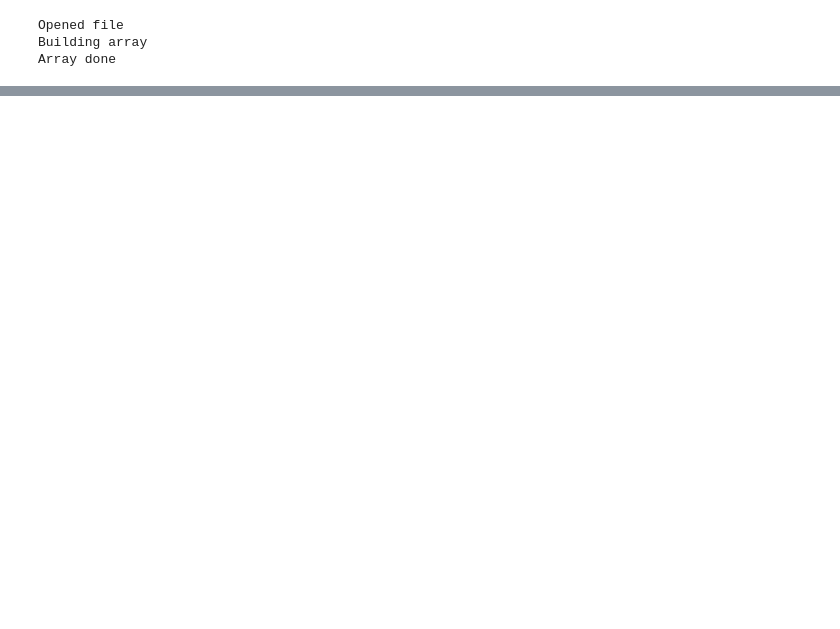
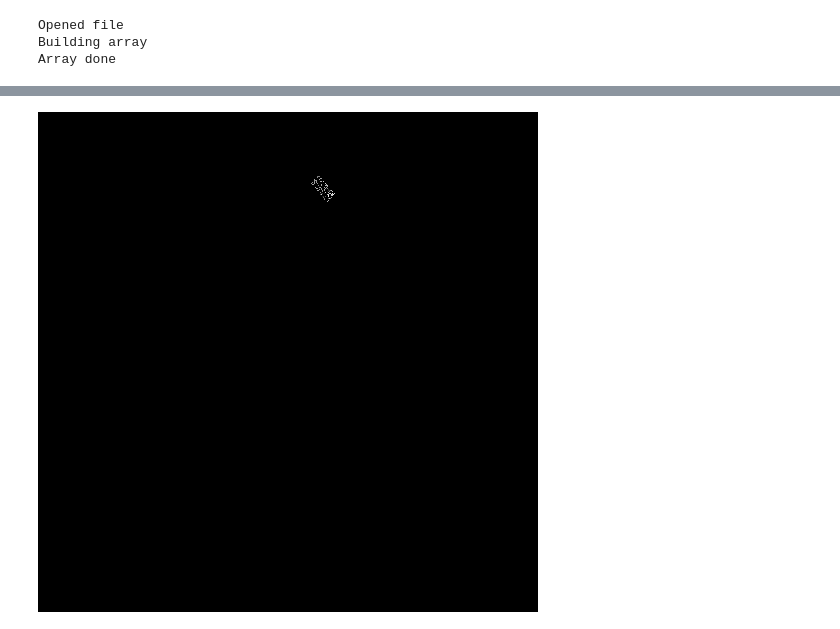
Before and after one commit to pokelondon/pintsinthesun, a Jupyter notebook: notebooks/lidar.ipynb, the cells around one changed output, grey strips where cells are left out. Cells and saved outputs as stored; diff of their text form; code cells hidden in the pictures; blank space fills up the shorter version.

Commit message:
Using random point samples, and path hittests to take an average height reading from the depth map

```diff
--- a/notebooks/lidar.ipynb
+++ b/notebooks/lidar.ipynb
@@ -106,15 +251,17 @@ def offset_points(points):
     x = -2 + (northings - block_corner_north) / 2.0
     return (x, y)
 # %%
+del parsed[-1]
+del parsed[-1]
+del parsed[-1]
+del parsed[-1]
+del parsed[-1]
 for i in parsed:
     feature_path = i['path']
     feature_path.append(feature_path[-1]) #close it
     en_path = map(offset_points, i['path'])
     draw = ImageDraw.Draw(im)
-    ml_path = mplPath(en_path, closed=True)
+    draw.line(en_path, fill='#ff00ff')
 
-    # This isnt right, need to see what values are in the coordinates ofthe path
-    if ml_path.contains_points(buildingMap):
-        draw.line(en_path, fill='#ff00ff')
-    else:
-        draw.line(en_path, fill='#ff0000')
+# Redraw last item
+draw.line(en_path, fill='#ff0000')
@@ -281,0 +272,3 @@ def from_osgb36(coords, nDigits=6):
+# %%
+# Make a bitmask of all 1.0s
+bitmask = numpy.ones((500, 500))
@@ -281,0 +278,21 @@ def from_osgb36(coords, nDigits=6):
+# %%
+# Create a fuck tonne of random coordinate tuples to sample for whether they're inside the path
+n_samples = 99999
+random_sample = numpy.random.random_integers(0, 499, (n_samples, 2))
+# %%
+height_values = []
+
+# Many times, access random coords
+# If they're within the building outline, remember the value, and add it to the bitmask
+for sample in range(0, n_samples -1):
+    rnd_coords = random_sample[sample]
+    tuple_coords = rnd_coords[1], rnd_coords[0]
+
+    # Check if sample falls within polygon
+    if ml_path.contains_point(tuple_coords):
+        height = buildingMap[tuple_coords]
+        bitmask[tuple_coords] = height
+        height_values.append(height)
+
+# TODO Reduce random sample bounding box to around the path
+extents = ml_path.get_extents()
@@ -281,0 +303,8 @@ def from_osgb36(coords, nDigits=6):
+# %%
+# Draw Bit Mask
+normArray2 = (512.0 / bitmask.max() * (bitmask - bitmask.min())).astype(numpy.uint8)
+im2 = Image.fromarray(normArray2)
+im2 = im2.convert('RGB')
+im2
+# %% [output]
+[figure, added]
```
Also changed, not shown: parts of 14 cells of this notebook, 4 other files.
